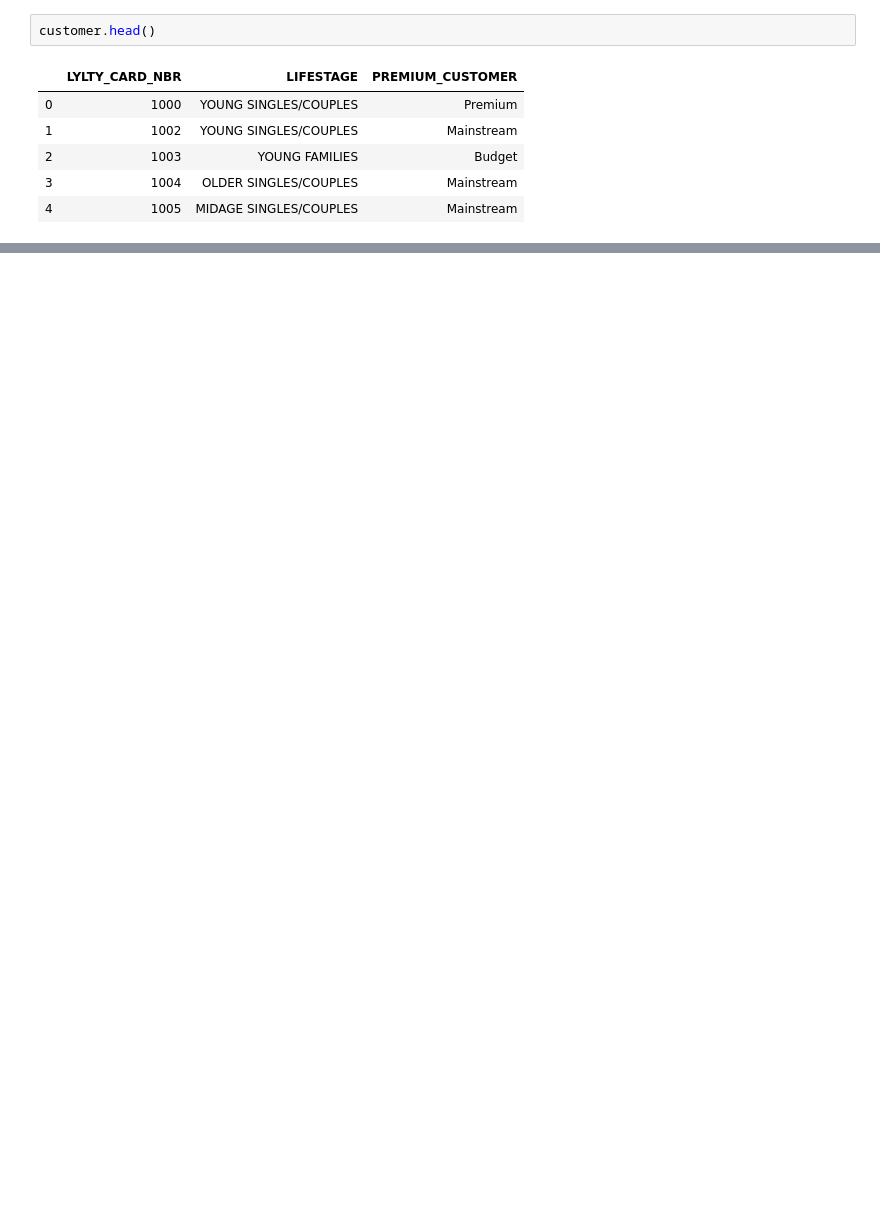
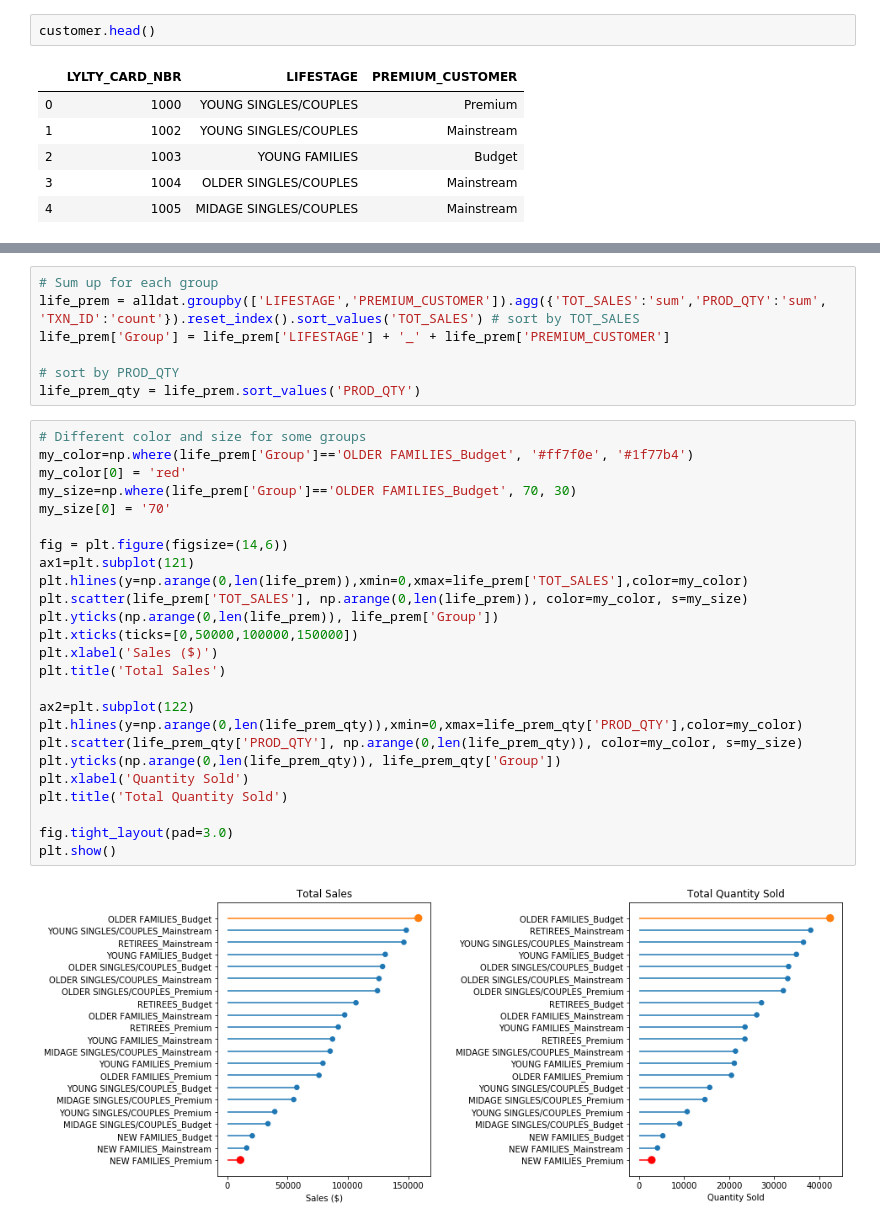
Before and after one commit to teyang-lau/Chips_Customer_Segmentation, a Jupyter notebook: Customer_Segmentation.ipynb, the cells around one changed output, grey strips where cells are left out. Saved outputs shown, nothing was run; the diff lists cells and outputs as text; blank space fills up the shorter version.

```diff
--- a/Customer_Segmentation.ipynb
+++ b/Customer_Segmentation.ipynb
@@ -387,0 +427,34 @@ array(['Premium', 'Mainstream', 'Budget'], dtype=object)
+# %%
+# Sum up for each group
+life_prem = alldat.groupby(['LIFESTAGE','PREMIUM_CUSTOMER']).agg({'TOT_SALES':'sum','PROD_QTY':'sum', 'TXN_ID':'count'}).reset_index().sort_values('TOT_SALES') # sort by TOT_SALES
+life_prem['Group'] = life_prem['LIFESTAGE'] + '_' + life_prem['PREMIUM_CUSTOMER']
+
+# sort by PROD_QTY
+life_prem_qty = life_prem.sort_values('PROD_QTY')
+# %%
+# Different color and size for some groups
+my_color=np.where(life_prem['Group']=='OLDER FAMILIES_Budget', '#ff7f0e', '#1f77b4')
+my_color[0] = 'red'
+my_size=np.where(life_prem['Group']=='OLDER FAMILIES_Budget', 70, 30)
+my_size[0] = '70'
+
+fig = plt.figure(figsize=(14,6))
+ax1=plt.subplot(121)
+plt.hlines(y=np.arange(0,len(life_prem)),xmin=0,xmax=life_prem['TOT_SALES'],color=my_color)
+plt.scatter(life_prem['TOT_SALES'], np.arange(0,len(life_prem)), color=my_color, s=my_size)
+plt.yticks(np.arange(0,len(life_prem)), life_prem['Group'])
+plt.xticks(ticks=[0,50000,100000,150000])
+plt.xlabel('Sales ($)')
+plt.title('Total Sales')
+
+ax2=plt.subplot(122)
+plt.hlines(y=np.arange(0,len(life_prem_qty)),xmin=0,xmax=life_prem_qty['PROD_QTY'],color=my_color)
+plt.scatter(life_prem_qty['PROD_QTY'], np.arange(0,len(life_prem_qty)), color=my_color, s=my_size)
+plt.yticks(np.arange(0,len(life_prem_qty)), life_prem_qty['Group'])
+plt.xlabel('Quantity Sold')
+plt.title('Total Quantity Sold')
+
+fig.tight_layout(pad=3.0)
+plt.show()
+# %% [output]
+[figure, added]
```
Also changed, not shown: parts of 29 cells of this notebook.
